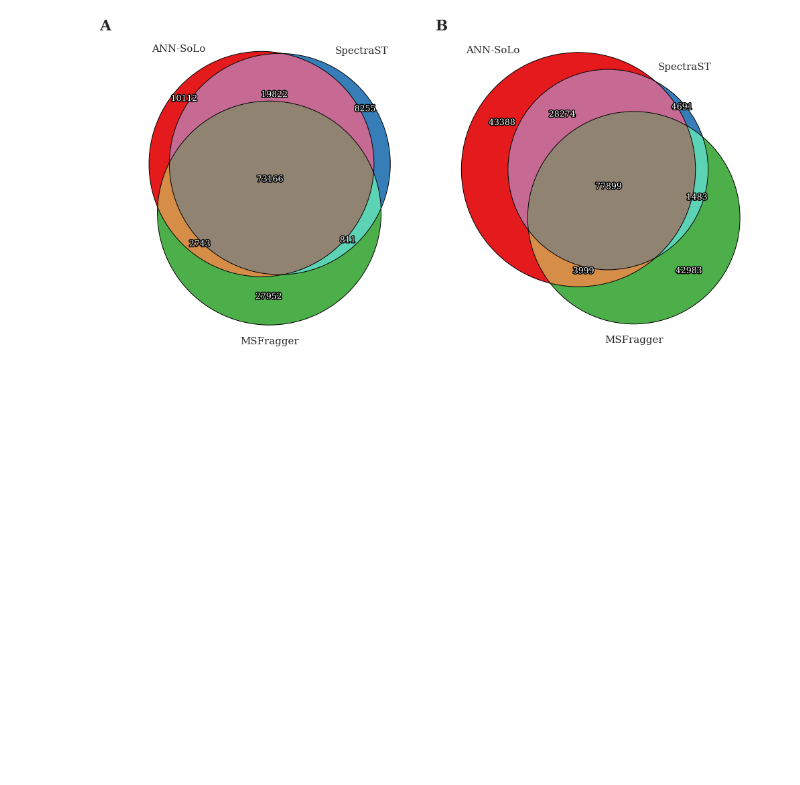
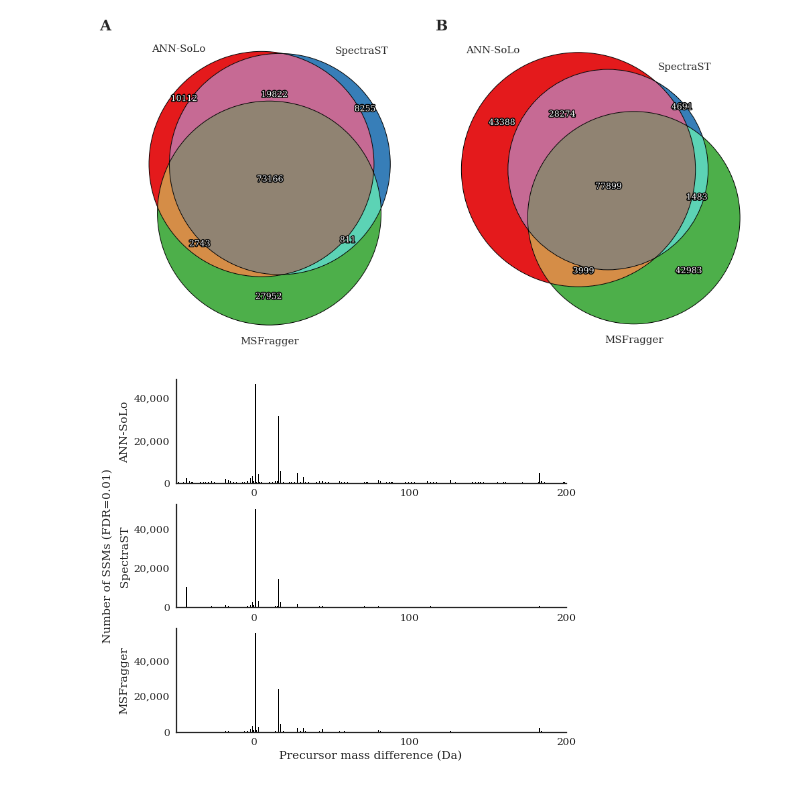
Before and after one commit to bittremieux/ANN-SoLo, a Jupyter notebook: notebooks/hek293_stats.ipynb, the cells around one changed output. Drawn from its saved outputs; the diff is of its cells as text; code cells hidden in the pictures; blank space fills up the shorter version.

Commit message:
Compare to SpectraST and MSFragger on the HEK293 data

```diff
--- a/notebooks/hek293_stats.ipynb
+++ b/notebooks/hek293_stats.ipynb
@@ -245,0 +278,52 @@ plt.close()
+# %%
+for psms_key, psms_list in psms.items():
+    psms[psms_key] = pd.concat(psms_list, ignore_index=True)
+# %%
+search_engines = ('ANN-SoLo', 'SpectraST', 'MSFragger')
+for search_engine in search_engines:
+    psms_oms = psms[(search_engine.lower(), 'oms')]
+    psms_oms['mass_diff'] = (
+        (psms_oms['exp_mass_to_charge'] - psms_oms['calc_mass_to_charge'])
+        * psms_oms['charge'])
+# %%
+mass_groups = {}
+for search_engine in search_engines:
+    psms_oms = psms[(search_engine.lower(), 'oms')]
+    psms_oms['mass_diff'] = (
+        (psms_oms['exp_mass_to_charge'] - psms_oms['calc_mass_to_charge'])
+        * psms_oms['charge'])
+    mass_groups[search_engine.lower()] = get_mass_groups(psms_oms, tol_mass, tol_mode)
+# %%
+width = 7
+height = width / 1.618 / 2 * len(search_engines)
+fig, axes = plt.subplots(len(search_engines), 1, sharex=True, figsize=(width, height))
+
+for ax, search_engine in zip(axes, search_engines):
+    mass_group = mass_groups[search_engine.lower()]
+    mask = mass_group['mass_diff_median'].abs() > tol_mass   # exclude unmodified PSMs
+    ax.bar(mass_group[mask]['mass_diff_median'], mass_group[mask]['num_psms'],
+           width=0.4, log=False, color='black')
+
+    ax.set_xlim((-50, 200))
+
+    # format y-axis numbers
+    ax.yaxis.set_major_formatter(mticker.StrMethodFormatter('{x:,g}'))
+
+    ax.set_ylabel(search_engine)
+
+    sns.despine(ax=ax)
+
+# set tick labels at nice positions
+axes[-1].xaxis.set_major_locator(mticker.MultipleLocator(100))
+axes[-1].set_xlabel('Precursor mass difference (Da)')
+
+ax = fig.add_subplot(111, frameon=False)
+ax.grid(False)
+ax.tick_params(labelcolor='none', top='off', bottom='off', left='off', right='off')
+ax.set_ylabel(f'Number of SSMs (FDR={max_fdr})', labelpad=40)
+
+plt.savefig('mass_diff.pdf', dpi=300, bbox_inches='tight')
+plt.show()
+plt.close()
+# %% [output]
+[figure, added]
```
Also changed, not shown: parts of 3 cells of this notebook, 1 other file.
